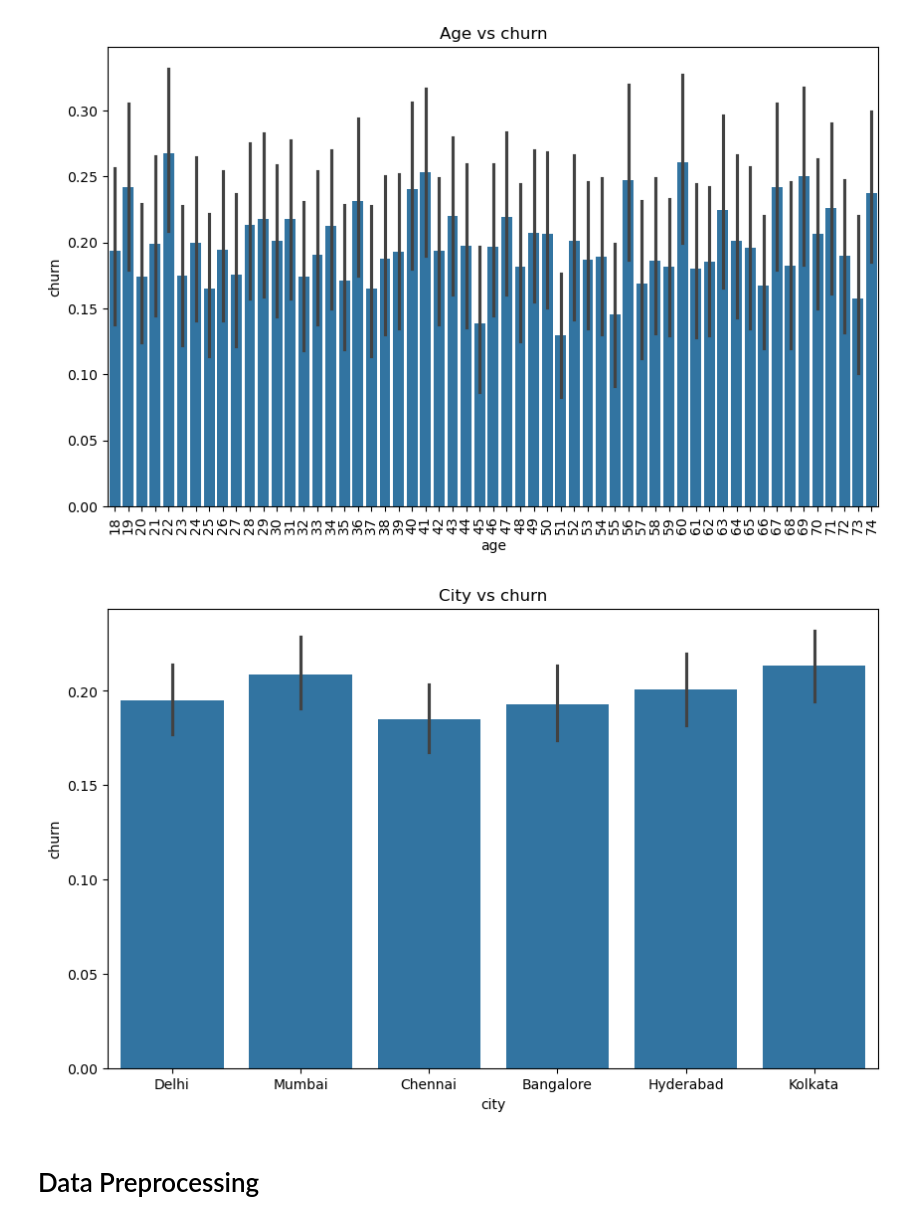
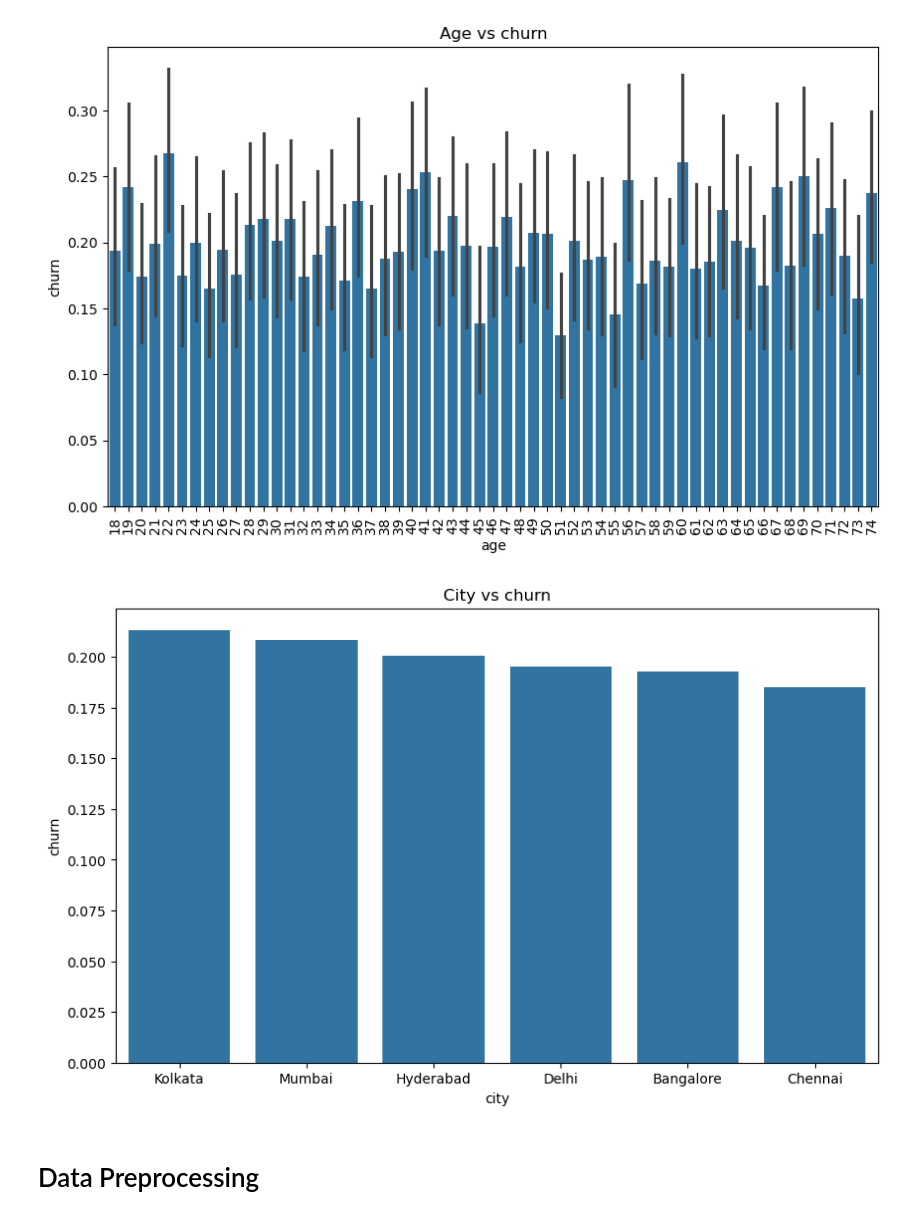
Before and after one commit to LucasHoffSchmidt/Data_Science_Customer_Churn_Prediction, a Jupyter notebook: customer_churn_prediction.ipynb, the cells around one changed output. Saved outputs shown, nothing was run; the diff lists cells and outputs as text; code cells hidden in the pictures.

```diff
--- a/customer_churn_prediction.ipynb
+++ b/customer_churn_prediction.ipynb
@@ -209,11 +211,12 @@ plt.show()
 # %%
 # City vs churn
 plt.figure(figsize=(10, 6))
-sns.barplot(x="city", y="churn", data=churn_df)
+city_churn = churn_df.groupby("city", as_index=False)["churn"].mean().sort_values(by="churn", ascending=False)
+sns.barplot(data=city_churn, x="city", y="churn")
 plt.title("City vs churn")
 plt.show()
 # %% [output]
-[figure, old version]
+[figure, new version]
 # %% [markdown]
 # Data Preprocessing
 # %% [markdown]
```
Also changed, not shown: parts of 16 cells of this notebook, 1 other file.
